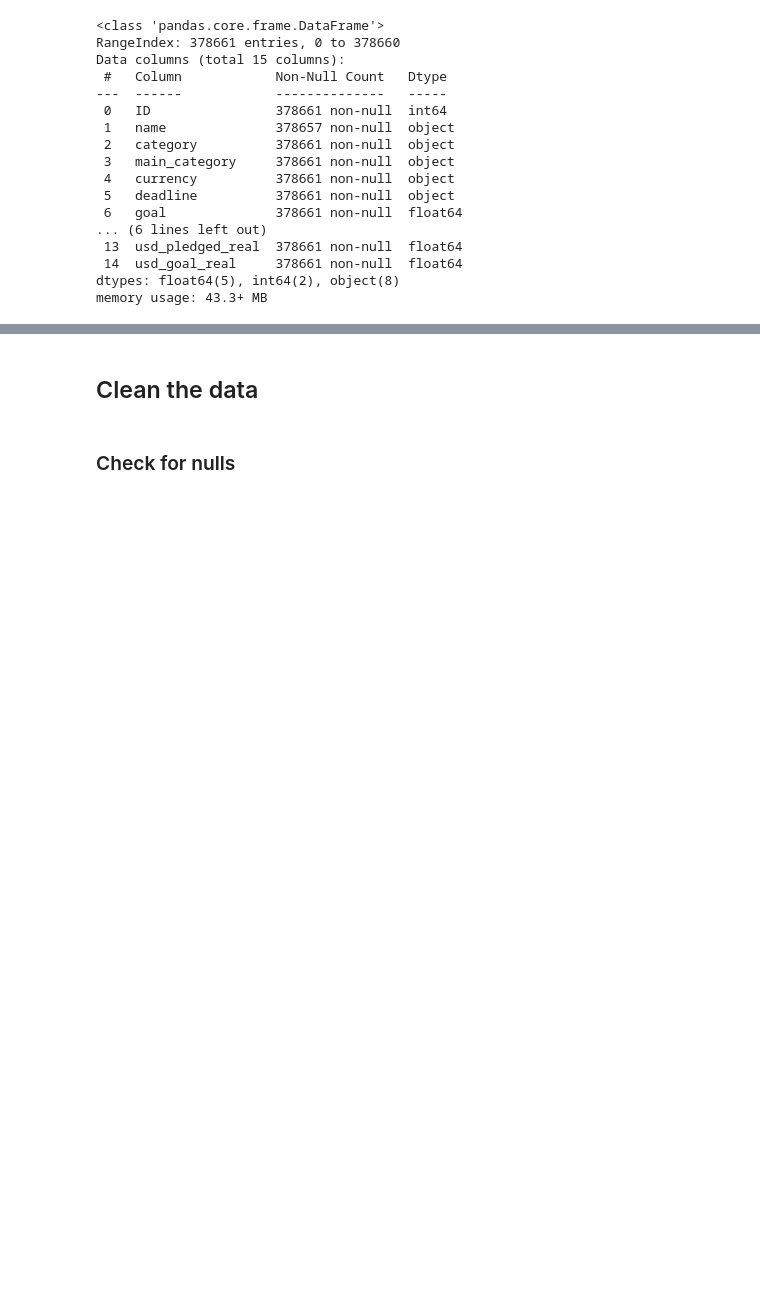
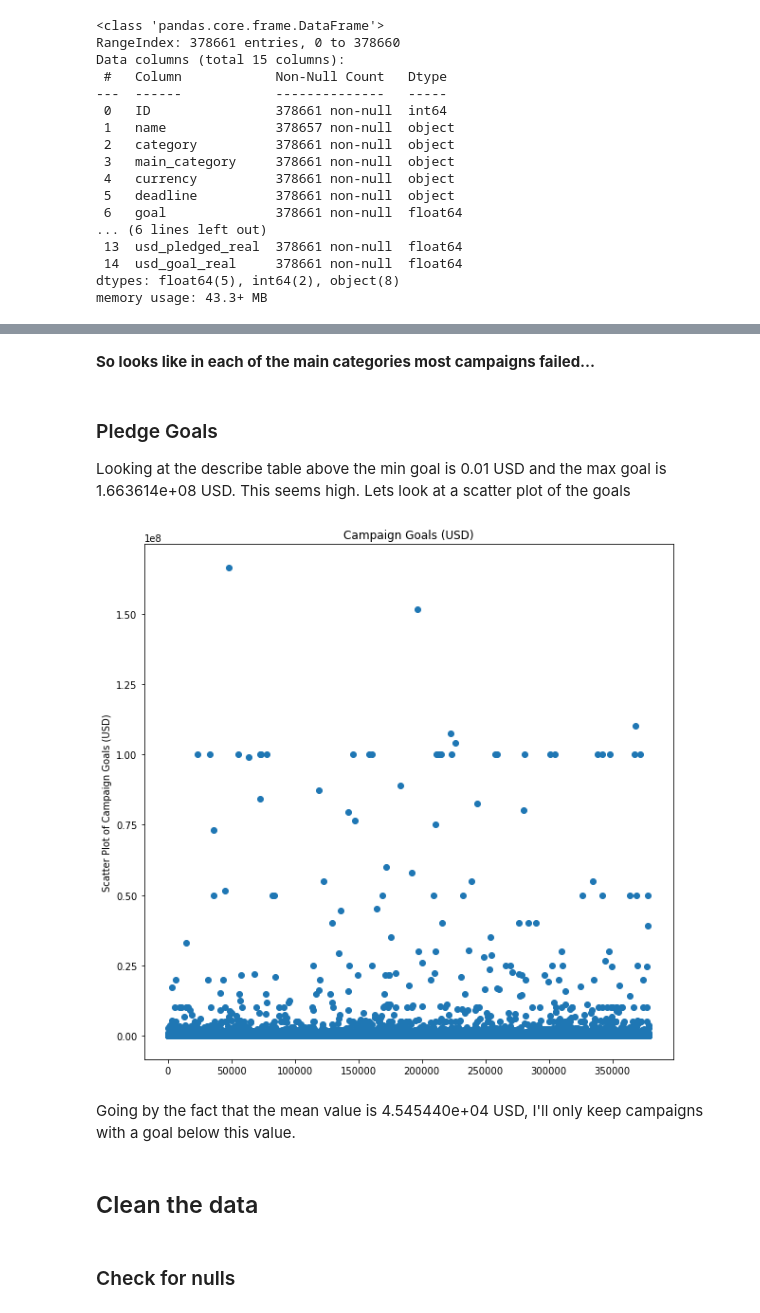
Before and after one commit to calluml333/Udacity-Data-Sciece-Nanodegree, a Jupyter notebook: Project 1/Project 1 Notebook.ipynb, the cells around one changed output, grey strips where cells are left out. Cells and saved outputs as stored; diff of their text form; code cells hidden in the pictures; blank space fills up the shorter version.

```diff
--- a/Project 1/Project 1 Notebook.ipynb
+++ b/Project 1/Project 1 Notebook.ipynb
@@ -62,0 +71,18 @@ df.describe()
+# %% [markdown]
+__So looks like in each of the main categories most campaigns failed...__
+# %% [markdown]
+### Pledge Goals
+
+Looking at the describe table above the min goal is 0.01 USD and the max goal is 1.663614e+08 USD. This seems high. Lets look at a scatter plot of the goals
+# %%
+goals = df.usd_goal_real
+
+plt.figure(figsize=(10, 10))
+plt.scatter(goals.index, goals)
+plt.title("Campaign Goals (USD)")
+plt.ylabel("Scatter Plot of Campaign Goals (USD)")
+plt.show()
+# %% [output]
+[figure, added]
+# %% [markdown]
+Going by the fact that the mean value is 4.545440e+04 USD, I'll only keep campaigns with a goal below this value.
```
Also changed, not shown: parts of 25 cells of this notebook.
